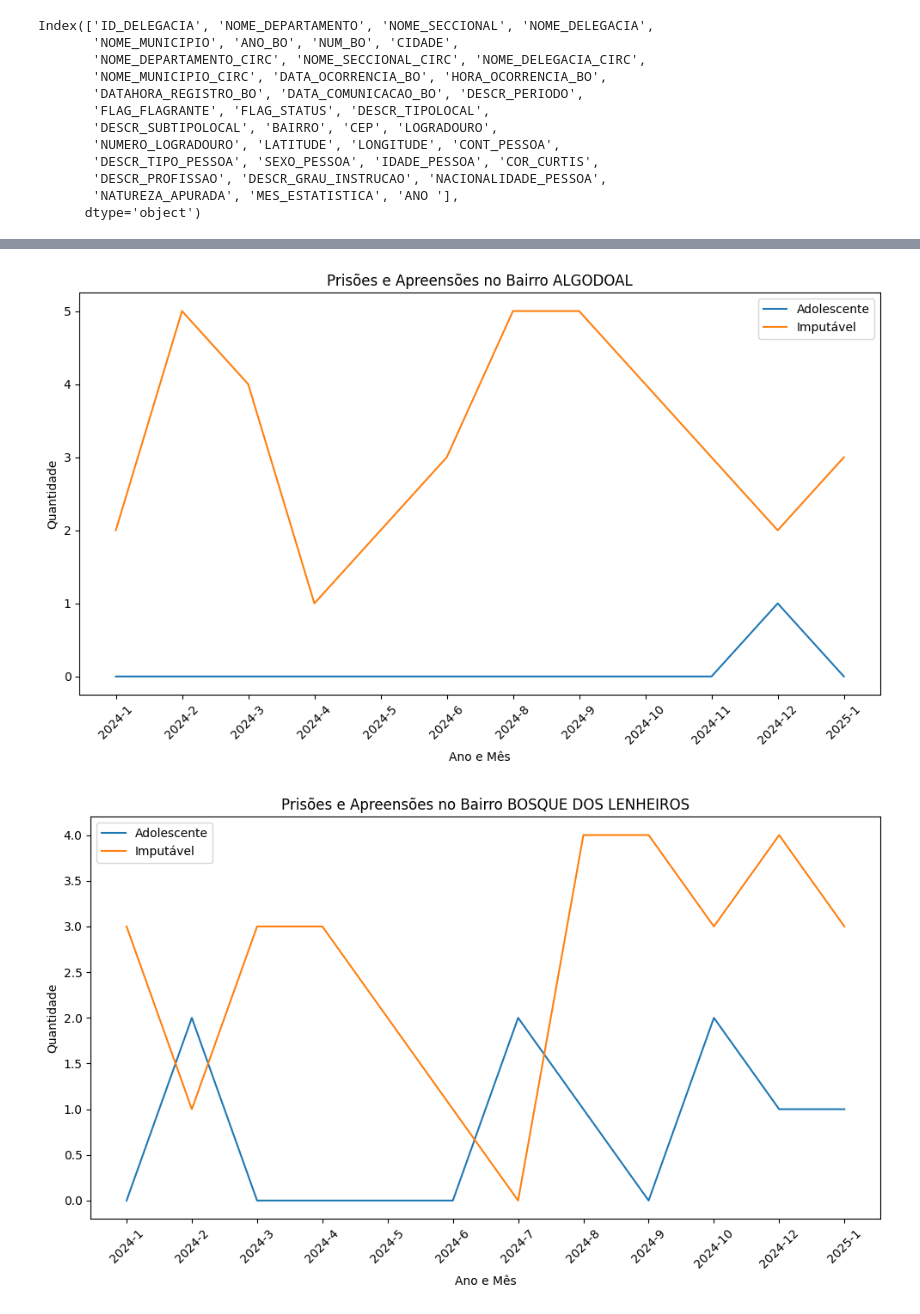
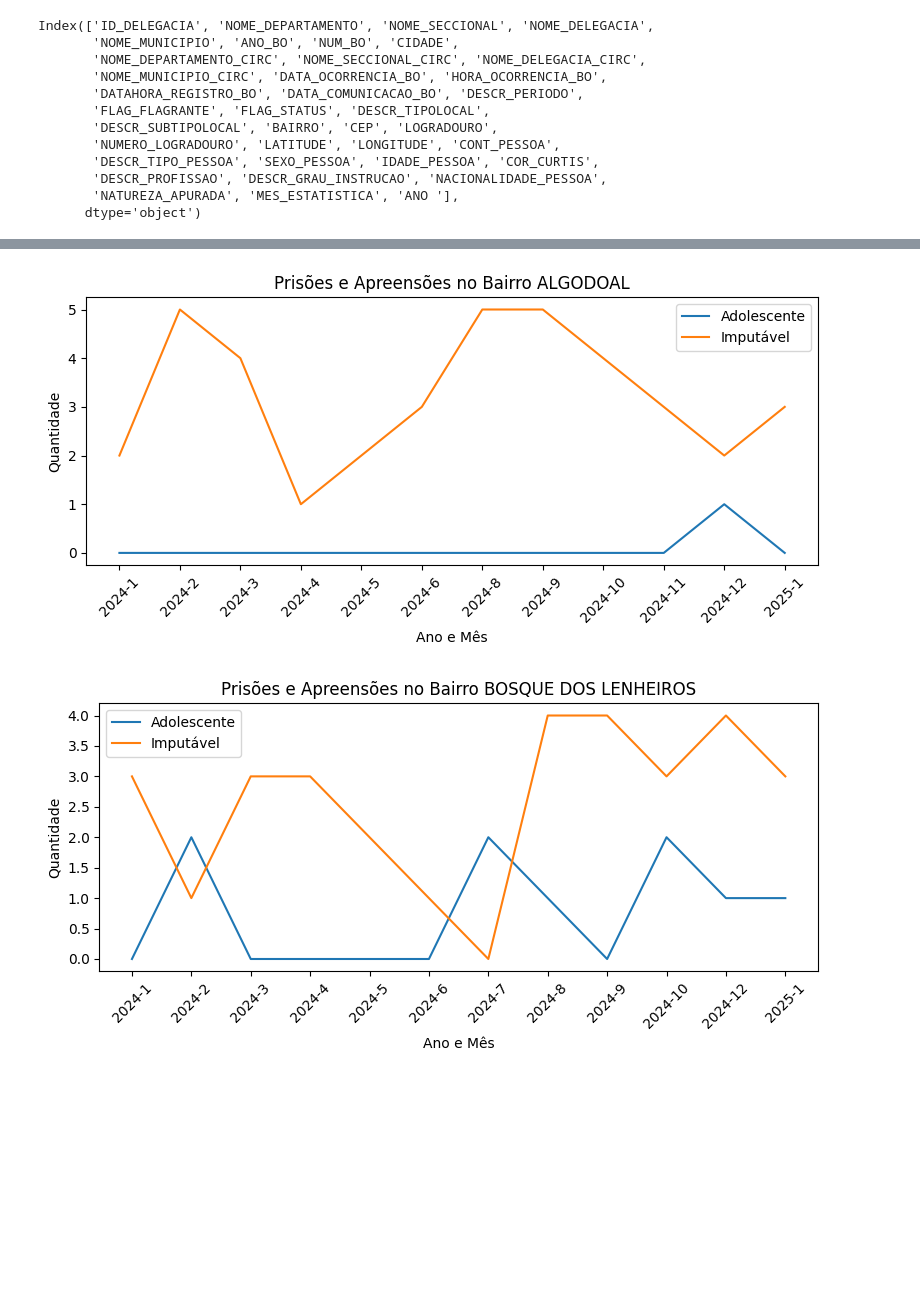
Before and after one commit to jespimentel/produtividade_ssp, a Jupyter notebook: prisões_e_apreensões.ipynb, the cells around one changed output, grey strips where cells are left out. Cells and saved outputs as stored; diff of their text form; code cells hidden in the pictures; blank space fills up the shorter version.

```diff
--- a/prisões_e_apreensões.ipynb
+++ b/prisões_e_apreensões.ipynb
@@ -18,6 +15,12 @@ from google.colab import drive
 drive.mount('/content/drive')
 # %% [output]
 Drive already mounted at /content/drive; to attempt to forcibly remount, call drive.mount("/content/drive", force_remount=True).
+# %%
+def remover_acentos(texto):
+    """Remove acentos e caracteres especiais de uma string."""
+    if isinstance(texto, str):
+        return ''.join(c for c in unicodedata.normalize('NFD', texto) if unicodedata.category(c) != 'Mn')
+    return texto
 # %%
 # Seleciona o município de interesse
 municipio='PIRACICABA'
@@ -61,6 +64,7 @@ df_combined['PRESO_APREENDIDO'] = df_combined['IDADE_PESSOA'].apply(lambda x: 'A
 df_combined = df_combined[['ANO ', 'MES_ESTATISTICA', 'NOME_MUNICIPIO', 'ANO_BO', 'NUM_BO', 'DATA_OCORRENCIA_BO','HORA_OCORRENCIA_BO', 'FLAG_FLAGRANTE',
                            'PRESO_APREENDIDO','DESCR_TIPOLOCAL','DESCR_SUBTIPOLOCAL', 'BAIRRO', 'CEP', 'LOGRADOURO', 'NUMERO_LOGRADOURO', 'LATITUDE',
                            'LONGITUDE','DESCR_TIPO_PESSOA','SEXO_PESSOA', 'IDADE_PESSOA', 'COR_CURTIS','DESCR_PROFISSAO', 'DESCR_GRAU_INSTRUCAO']]
+df_combined['BAIRRO'] = df_combined['BAIRRO'].apply(remover_acentos).str.upper() # Remove acentos dos bairros
 df_combined.to_excel('presos_e_apreendidos.xlsx', index=False)
 df_combined.sample(5)
 # %% [output]
@@ -100,8 +104,8 @@ nan, ÁGUA BRANCA, ÁGUA SANTA, ÁGUA SECA,
 # %%
-# Substitui 'MÁRIO DEDINE' por 'MÁRIO DEDINI' na coluna 'BAIRRO'
-df_combined['BAIRRO'] = df_combined['BAIRRO'].replace('MÁRIO DEDINE', 'MÁRIO DEDINI')
+# Substitui variações por 'MARIO DEDINI' na coluna 'BAIRRO'
+df_combined['BAIRRO'] = df_combined['BAIRRO'].replace('MARIO DEDINE', 'MARIO DEDINI')
+df_combined['BAIRRO'] = df_combined['BAIRRO'].replace('CONJUNTO RESIDENCIAL MARIO DEDINI', 'MARIO DEDINI')
 
 # Filtra os bairros selecionados
-bairros_selecionados = ['MÁRIO DEDINI','BOSQUE DOS LENHEIROS','ALGODOAL']
-df_combined_selecionado = df_combined[df_combined['BAIRRO'].isin(bairros_selecionados)]
+bairros_selecionados = ['MARIO DEDINI','BOSQUE DOS LENHEIROS','ALGODOAL']
 # %%
@@ -133,18 +138,18 @@ contagem
 # %%
 for bairro in contagem['BAIRRO'].unique():
   df_bairro = contagem[contagem['BAIRRO'] == bairro]
-  plt.figure(figsize=(10, 6))
+  plt.figure(figsize=(8, 4))
   plt.plot(df_bairro.index, df_bairro['Adolescente'], label='Adolescente')
   plt.plot(df_bairro.index, df_bairro['Imputável'], label='Imputável')
   plt.title(f'Prisões e Apreensões no Bairro {bairro}')
   plt.xlabel('Ano e Mês')
   plt.ylabel('Quantidade')
   plt.legend()
   plt.xticks(rotation=45)
   plt.tight_layout()
   plt.savefig(f'grafico_bairro_{bairro}.png')
   plt.show()
   plt.close()  # Fecha a figura para evitar sobreposição
 # %% [output]
-[figure, old version]
+[figure, new version]
-[figure, old version]
+[figure, new version]
```
Also changed, not shown: parts of 7 cells of this notebook.
